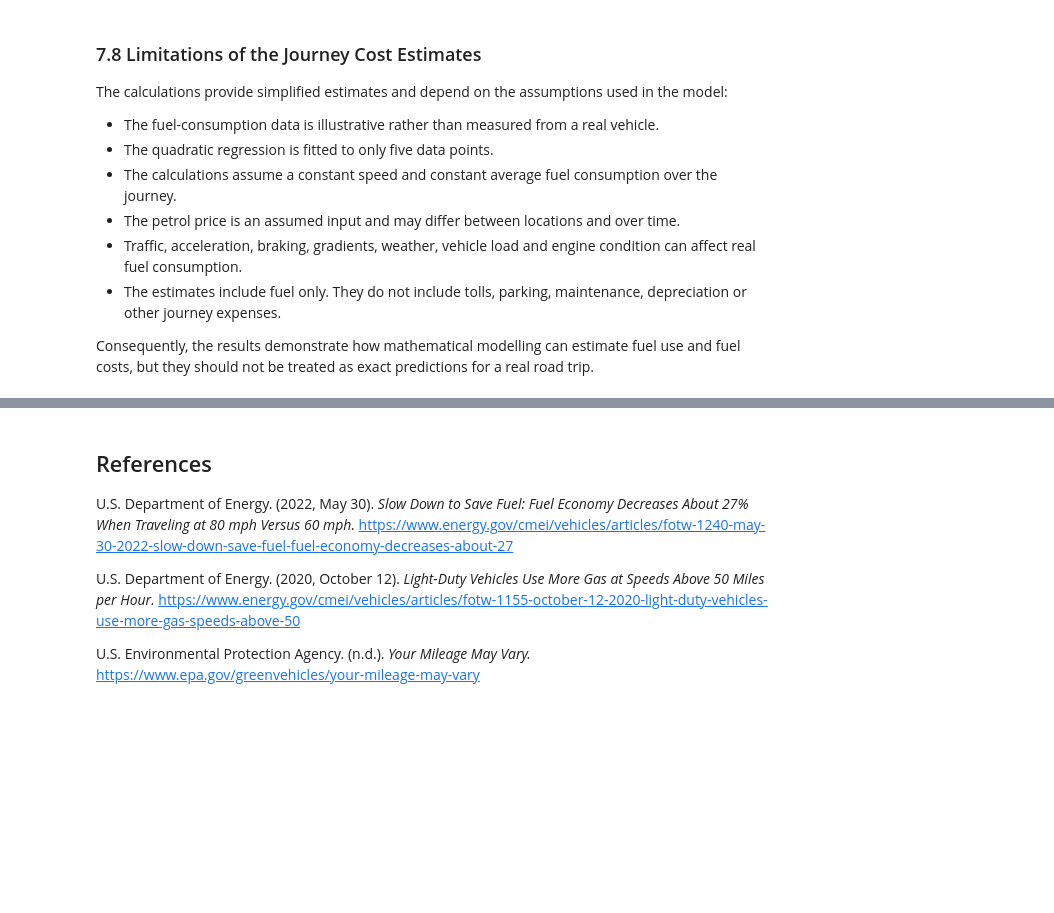
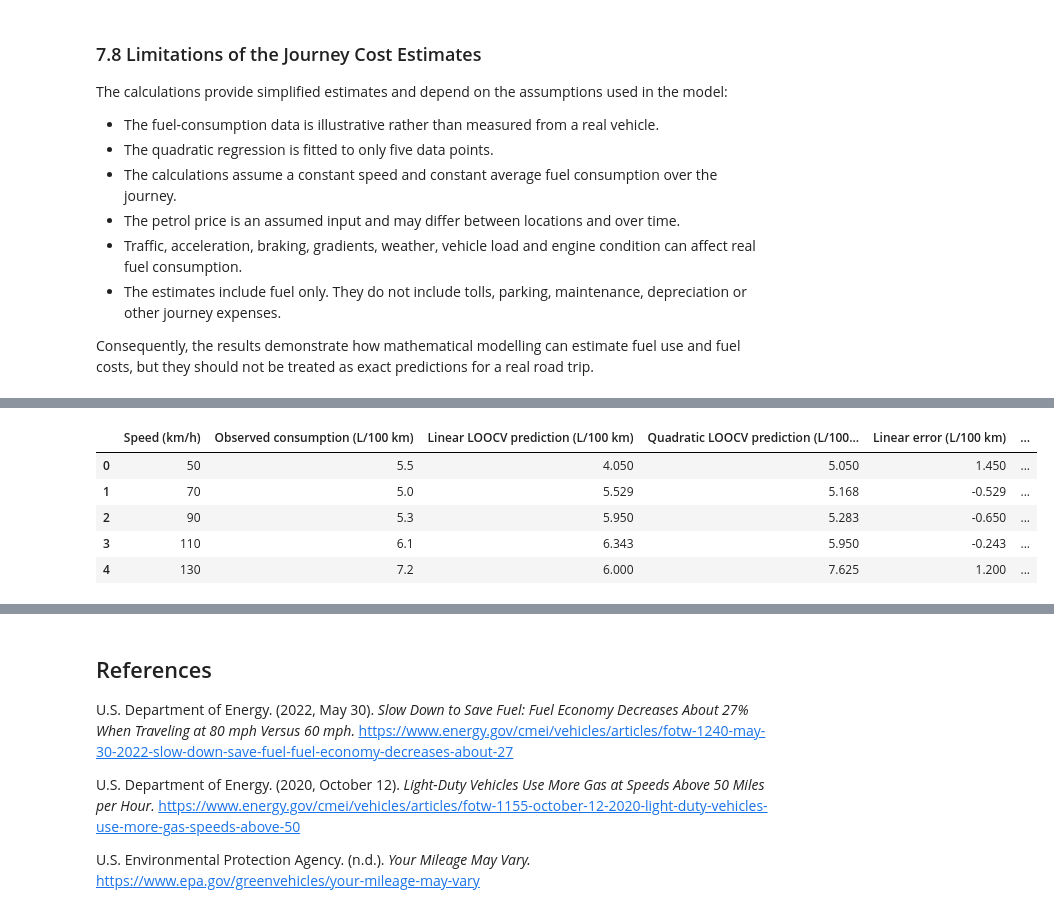
Before and after one commit to PoloPulseNiko/Math_Concepts_For_Developers_Exam, a Jupyter notebook: fuel_consumption_project.ipynb, the cells around one changed output, grey strips where cells are left out. Cells and saved outputs as stored; diff of their text form; code cells hidden in the pictures; blank space fills up the shorter version.

```diff
--- a/fuel_consumption_project.ipynb
+++ b/fuel_consumption_project.ipynb
@@ -919,0 +1011,26 @@ Consequently, the results demonstrate how mathematical modelling can estimate fu
+# %%
+loocv_data = pd.DataFrame({
+    "Speed (km/h)": speed_kmh,
+    "Observed consumption (L/100 km)": consumption_l_per_100km,
+    "Linear LOOCV prediction (L/100 km)": loocv_predictions["Linear"],
+    "Quadratic LOOCV prediction (L/100 km)": loocv_predictions["Quadratic"]
+})
+
+loocv_data["Linear error (L/100 km)"] = (
+    loocv_data["Observed consumption (L/100 km)"]
+    - loocv_data["Linear LOOCV prediction (L/100 km)"]
+)
+
+loocv_data["Quadratic error (L/100 km)"] = (
+    loocv_data["Observed consumption (L/100 km)"]
+    - loocv_data["Quadratic LOOCV prediction (L/100 km)"]
+)
+
+loocv_data.round(3)
+# %% [output]
+|  | Speed (km/h) | Observed consumption (L/100 km) | Linear LOOCV prediction (L/100 km) | Quadratic LOOCV prediction (L/100... | Linear error (L/100 km) | ... |
+| 0 | 50 | 5.5 | 4.050 | 5.050 | 1.450 | ... |
+| 1 | 70 | 5.0 | 5.529 | 5.168 | -0.529 | ... |
+| 2 | 90 | 5.3 | 5.950 | 5.283 | -0.650 | ... |
+| 3 | 110 | 6.1 | 6.343 | 5.950 | -0.243 | ... |
+| 4 | 130 | 7.2 | 6.000 | 7.625 | 1.200 | ... |
```
Also changed, not shown: parts of 12 cells of this notebook.
